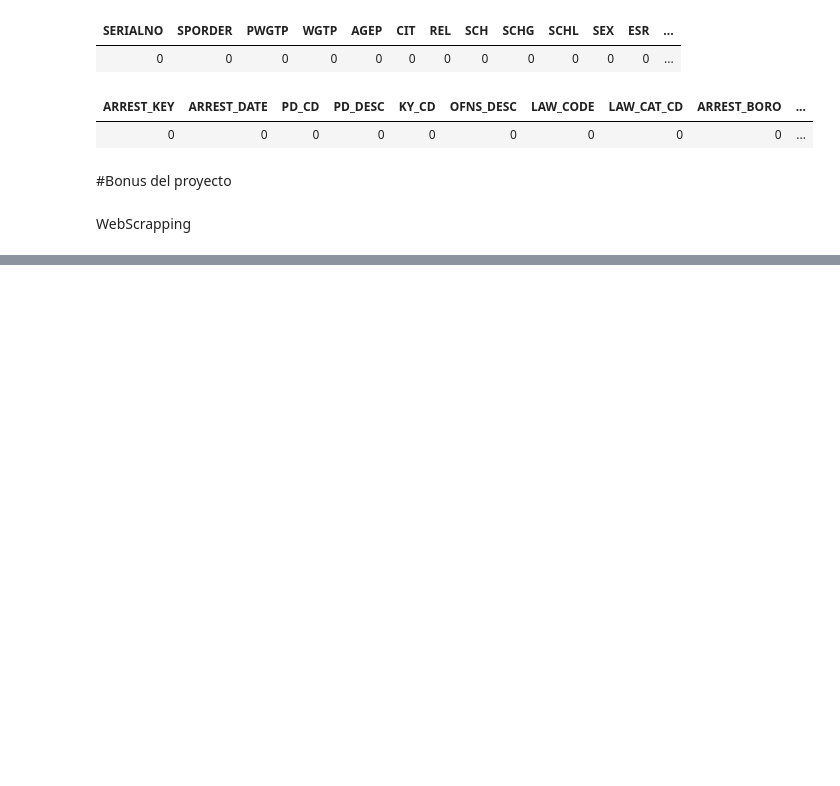
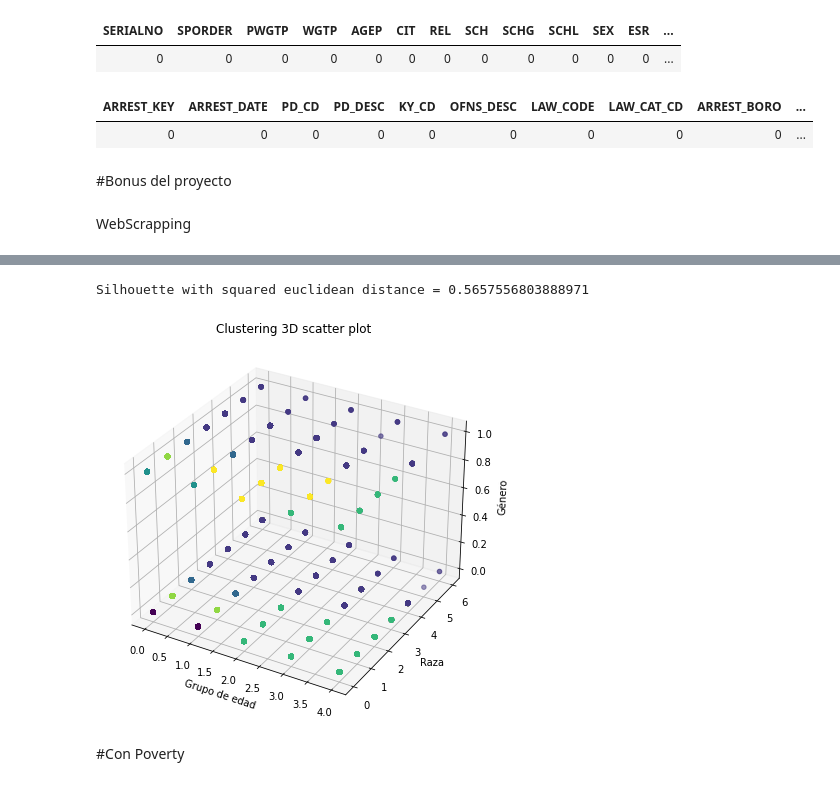
Before and after one commit to Wilermo/ProyectoProcesamientoDeDatos, a Jupyter notebook: Procesamiento pd.ipynb, the cells around one changed output, grey strips where cells are left out. Drawn from its saved outputs; the diff is of its cells as text; code cells hidden in the pictures; blank space fills up the shorter version.

```diff
--- a/Procesamiento pd.ipynb
+++ b/Procesamiento pd.ipynb
@@ -332,0 +369,4 @@ print(response)
+# %%
+from pyspark.sql.functions import col
+dfArrestDemog = dfArrestsDate.select(col("AGE_GROUP"),col("PERP_SEX"),col("PERP_RACE"))
+display(dfArrestDemog)
@@ -332,0 +540,6 @@ print(response)
+# %%
+kmeans = KMeans().setK(6).setSeed(1)
+model = kmeans.fit(dfArrestsAssemble)
+# %%
+predictions = model.transform(dfArrestsAssemble)
+display(predictions)
@@ -332,0 +565,31 @@ print(response)
+# %%
+evaluator = ClusteringEvaluator()
+silhouette = evaluator.evaluate(predictions)
+print("Silhouette with squared euclidean distance = " + str(silhouette))
+# %% [output]
+Silhouette with squared euclidean distance = 0.5657556803888971
+# %%
+
+# Creating figure
+fig = plt.figure(figsize = (10, 7))
+ax = plt.axes(projection ="3d")
+
+# Creating plot
+#colors = ['blue', 'green', 'red']
+
+
+
+
+
+ax.scatter3D(predictions.select("AGE_GROUP_index").toPandas().values, predictions.select("PERP_RACE_index").toPandas().values, predictions.select("PERP_SEX_index").toPandas().values, c =predictions.select("prediction").toPandas().values)
+plt.title("Clustering 3D scatter plot")
+ax.set_xlabel('Grupo de edad')
+ax.set_ylabel('Raza')
+ax.set_zlabel("Género")
+
+# show plot
+plt.show()
+# %% [output]
+[figure, added]
+# %% [markdown]
+#Con Poverty
```
Also changed, not shown: parts of 25 cells of this notebook.
